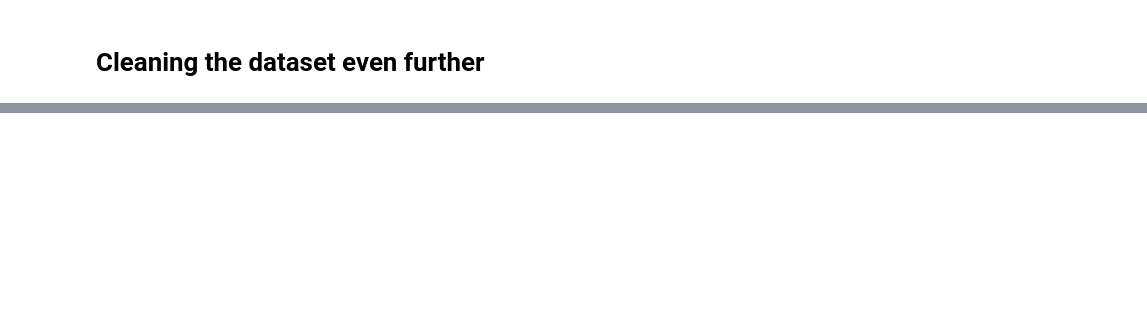
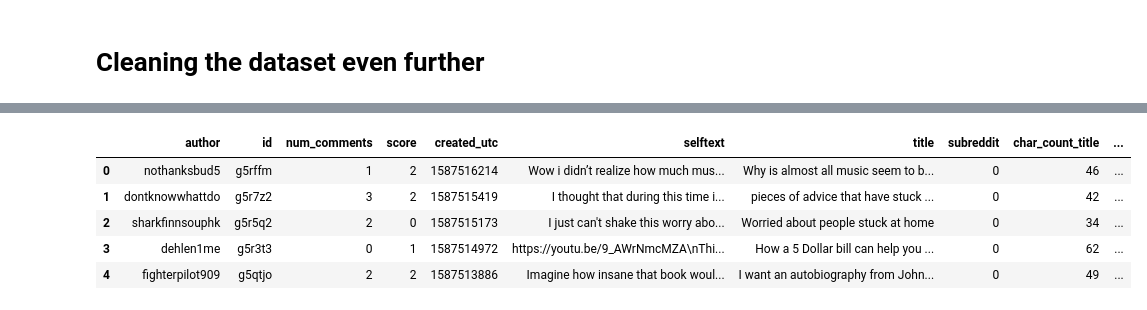
Before and after one commit to roycephillipsjr/GA_project_3_Reddit_Classification, a Jupyter notebook: 03_Further_Cleaning.ipynb, the cells around one changed output, grey strips where cells are left out. Saved outputs shown, nothing was run; the diff lists cells and outputs as text; code cells hidden in the pictures; blank space fills up the shorter version.

```diff
--- a/03_Further_Cleaning.ipynb
+++ b/03_Further_Cleaning.ipynb
@@ -136,0 +160,2 @@ lr.score(train_data_features, y_train)
+# %%
+clean_title_df = pd.DataFrame(clean_titles, columns=['clean_title'])
@@ -136,0 +178,24 @@ lr.score(train_data_features, y_train)
+# %%
+df_reddit = pd.concat([df_reddit, clean_title_df], axis=1)
+# %%
+# Adapted from NLP I lesson by Matt Brems
+# Initialize an empty list to hold the clean selftext.
+clean_selftext = []
+
+
+print("Cleaning and parsing the training set subreddit titles...")
+
+# Instantiate counter.
+j = 0
+
+# For every title in our training set...
+for selftext in df_reddit['selftext']:
+
+    # Convert title to words, then append to clean_train_titles.
+    clean_selftext.append(reddit_to_words(selftext))
+
+    # If the index is divisible by 1000, print a message.
+    if (j + 1) % 1000 == 0:
+        print(f'Review {j + 1} of {total_titles}.')
+
+    j += 1
@@ -136,0 +225,13 @@ lr.score(train_data_features, y_train)
+# %%
+clean_selftext_df = pd.DataFrame(clean_selftext, columns=['clean_selftext'])
+
+df_reddit = pd.concat([df_reddit, clean_selftext_df], axis=1)
+# %%
+df_reddit.head()
+# %% [output]
+|  | author | id | num_comments | score | created_utc | selftext | title | subreddit | char_count_title | ... |
+| 0 | nothanksbud5 | g5rffm | 1 | 2 | 1587516214 | Wow i didn’t realize how much mus... | Why is almost all music seem to b... | 0 | 46 | ... |
+| 1 | dontknowwhattdo | g5r7z2 | 3 | 2 | 1587515419 | I thought that during this time i... | pieces of advice that have stuck ... | 0 | 42 | ... |
+| 2 | sharkfinnsouphk | g5r5q2 | 2 | 0 | 1587515173 | I just can't shake this worry abo... | Worried about people stuck at home | 0 | 34 | ... |
+| 3 | dehlen1me | g5r3t3 | 0 | 1 | 1587514972 | https://youtu.be/9_AWrNmcMZA\nThi... | How a 5 Dollar bill can help you ... | 0 | 62 | ... |
+| 4 | fighterpilot909 | g5qtjo | 2 | 2 | 1587513886 | Imagine how insane that book woul... | I want an autobiography from John... | 0 | 49 | ... |
```
Also changed, not shown: parts of 28 cells of this notebook, 6 other files.
